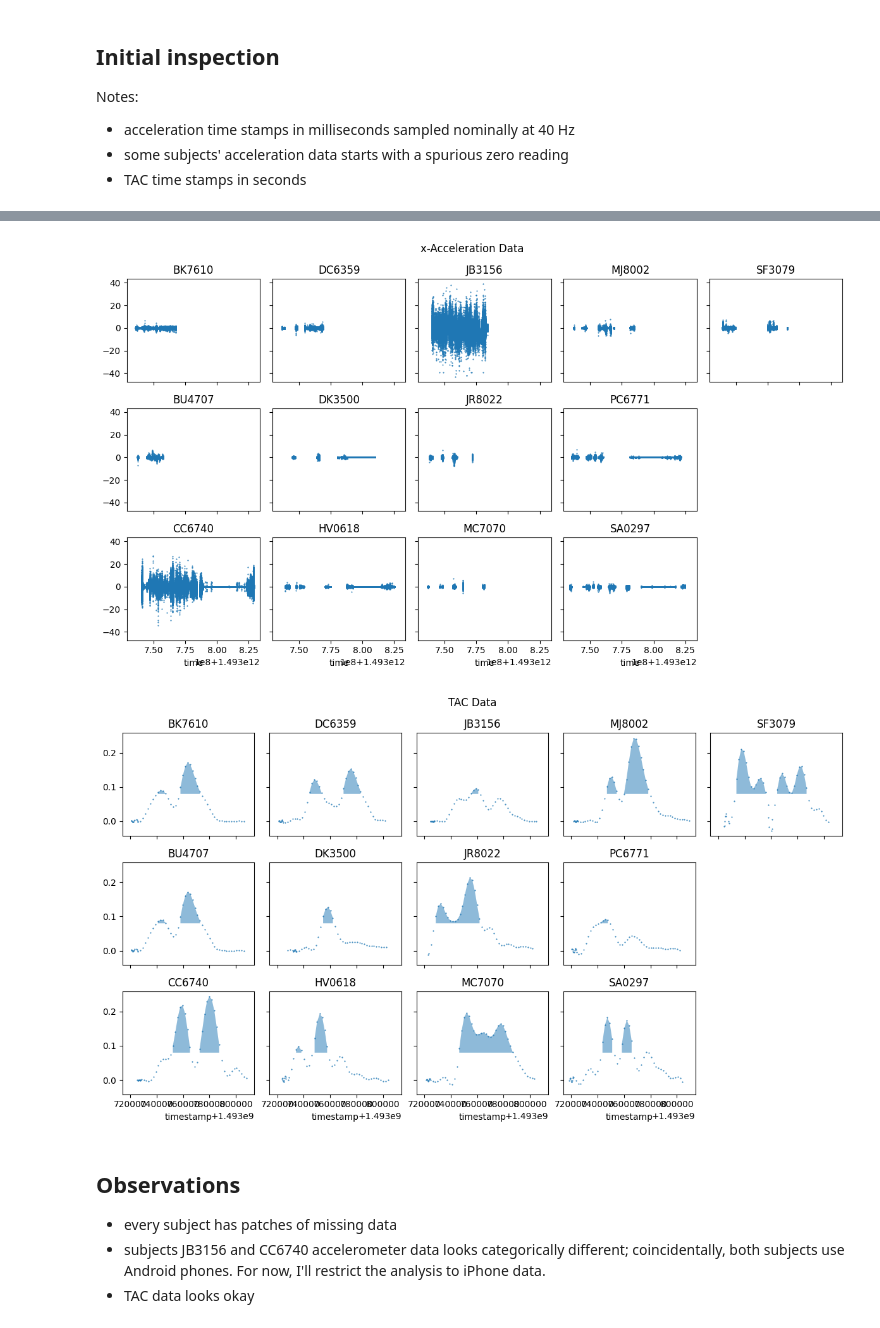
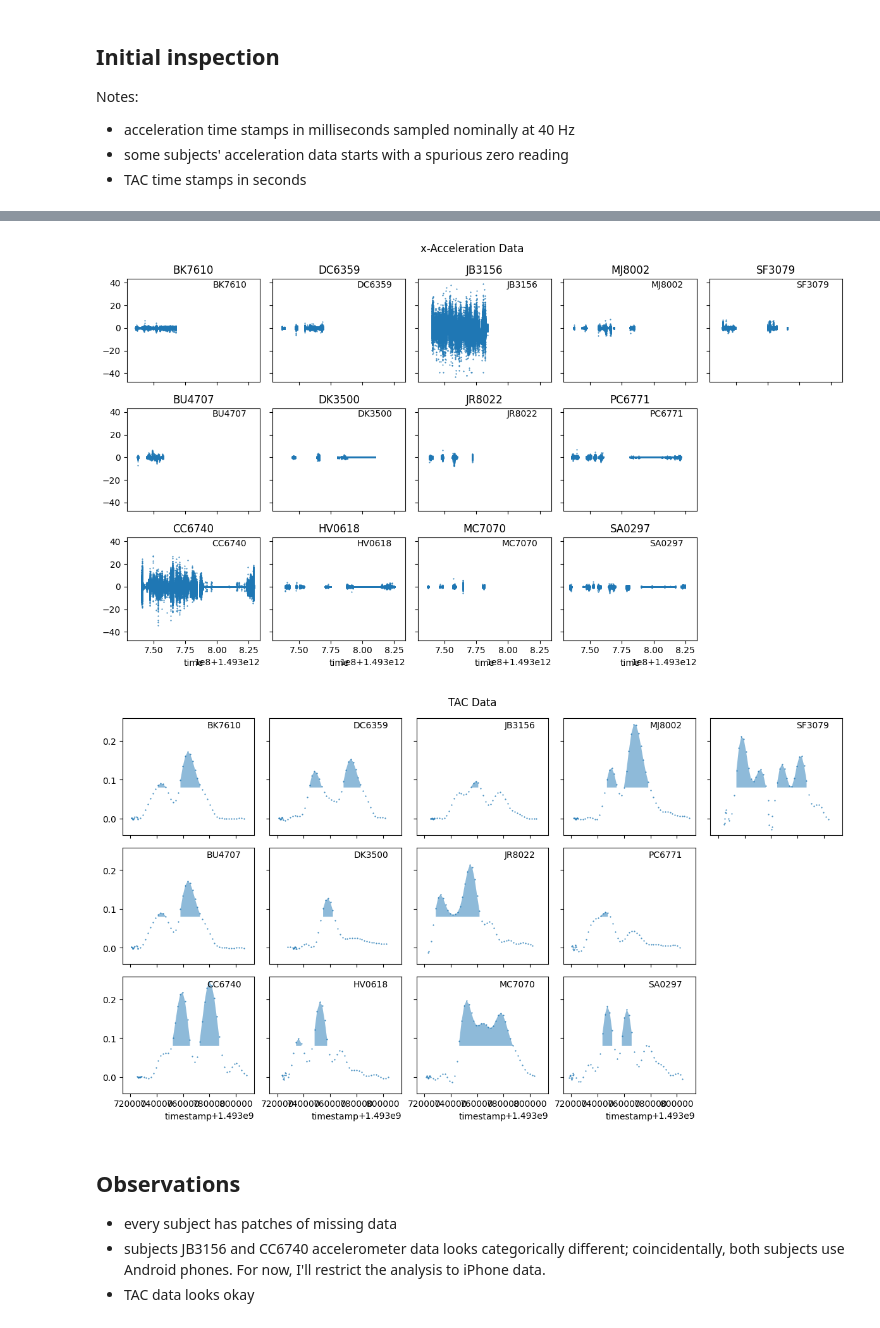
Before and after one commit to eatai/bar_crawl, a Jupyter notebook: BarCrawl_Classification.ipynb, the cells around one changed output, grey strips where cells are left out. Drawn from its saved outputs; the diff is of its cells as text; code cells hidden in the pictures.

Commit message:
Added (final) visualizations and comments.
Wrapped up for now.

```diff
--- a/BarCrawl_Classification.ipynb
+++ b/BarCrawl_Classification.ipynb
@@ -147,8 +152,13 @@ fig, ax = plt.subplots(3,5, figsize=(12,7), sharex=True, sharey = True)
 direction = 'x';
 
 for k, pid in enumerate(pid_list):
+    i,j = get_ax_ij(k, ax)
     acc_df[pid].iloc[1:-1].plot(x='time', y = direction, marker = '.', markersize = 1, linestyle = 'none', ax = ax[k%3, int(np.floor(k/3))], legend=False)
-    ax[k%3, int(np.floor(k/3))].set_title(pid)
+    ax[i,j].set_title(pid)
+    ax[i,j].text(0.9, 0.9, pid,
+        horizontalalignment='right',
+        verticalalignment='bottom',
+        transform=ax[i,j].transAxes)
 
 fig.suptitle(f'{direction}-Acceleration Data')
 fig.delaxes(ax[1,4])
@@ -156,25 +166,28 @@ fig.delaxes(ax[2,4])
 plt.tight_layout()
 plt.show()
 # %% [output]
-[figure, old version]
+[figure, new version]
 # %%
 fig, ax = plt.subplots(3,5, figsize=(12,7), sharey=True, sharex=True)
 
 
 for k, pid in enumerate(pid_list):
     df = tac_df[pid].iloc[1:-1]
-    i,j = k%3, int(np.floor(k/3))
+    i,j = get_ax_ij(k, ax)
     df.plot(x='timestamp', y = 'TAC_Reading', marker = '.', markersize=1, linestyle = 'none', ax = ax[i,j], legend=False)
     ax[i,j].fill_between(df['timestamp'], TAC_limit, df['TAC_Reading'], where = df['TAC_Reading']>=TAC_limit, alpha=0.5)
-    ax[i,j].set_title(pid)
+    ax[i,j].text(0.9, 0.9, pid,
+        horizontalalignment='right',
+        verticalalignment='bottom',
+        transform=ax[i,j].transAxes)
 
 fig.suptitle('TAC Data')
 fig.delaxes(ax[1,4])
 fig.delaxes(ax[2,4])
 plt.tight_layout()
 plt.show()
 # %% [output]
-[figure, old version]
+[figure, new version]
 # %% [markdown]
 ## Observations
 
```
Also changed, not shown: parts of 96 cells of this notebook, 1 other file.
